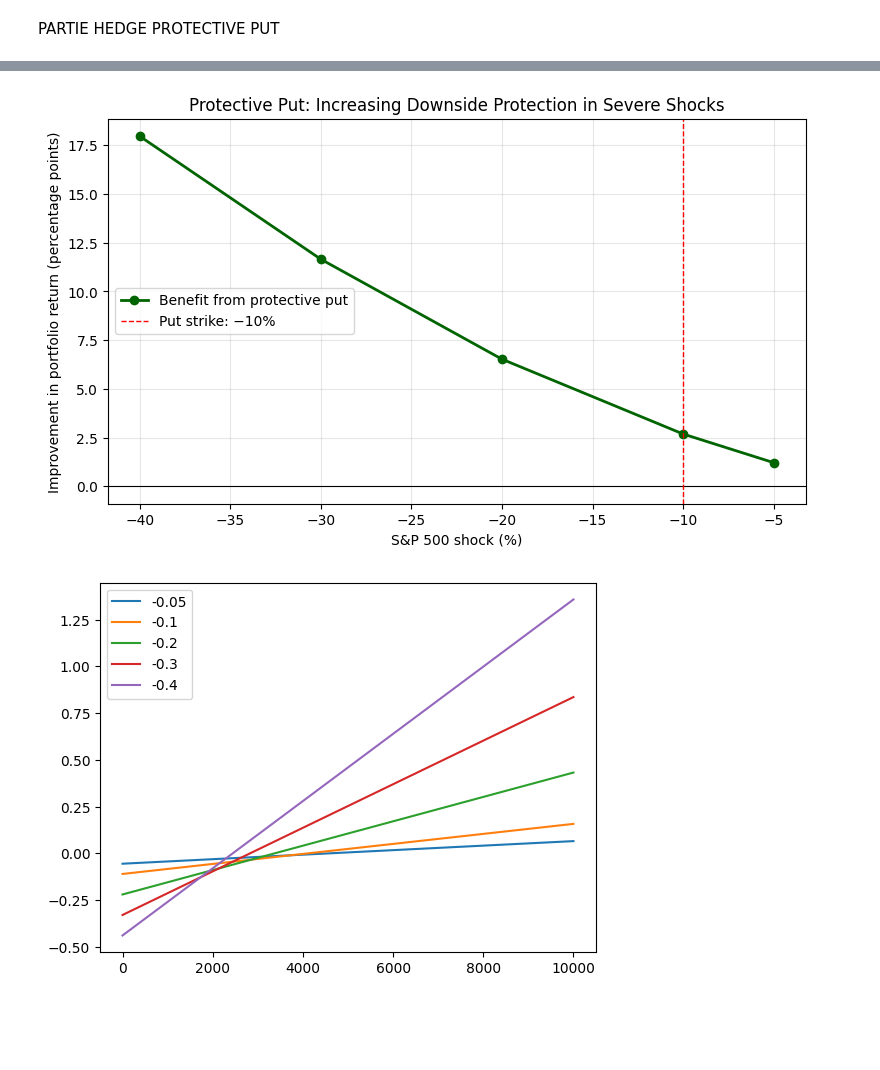
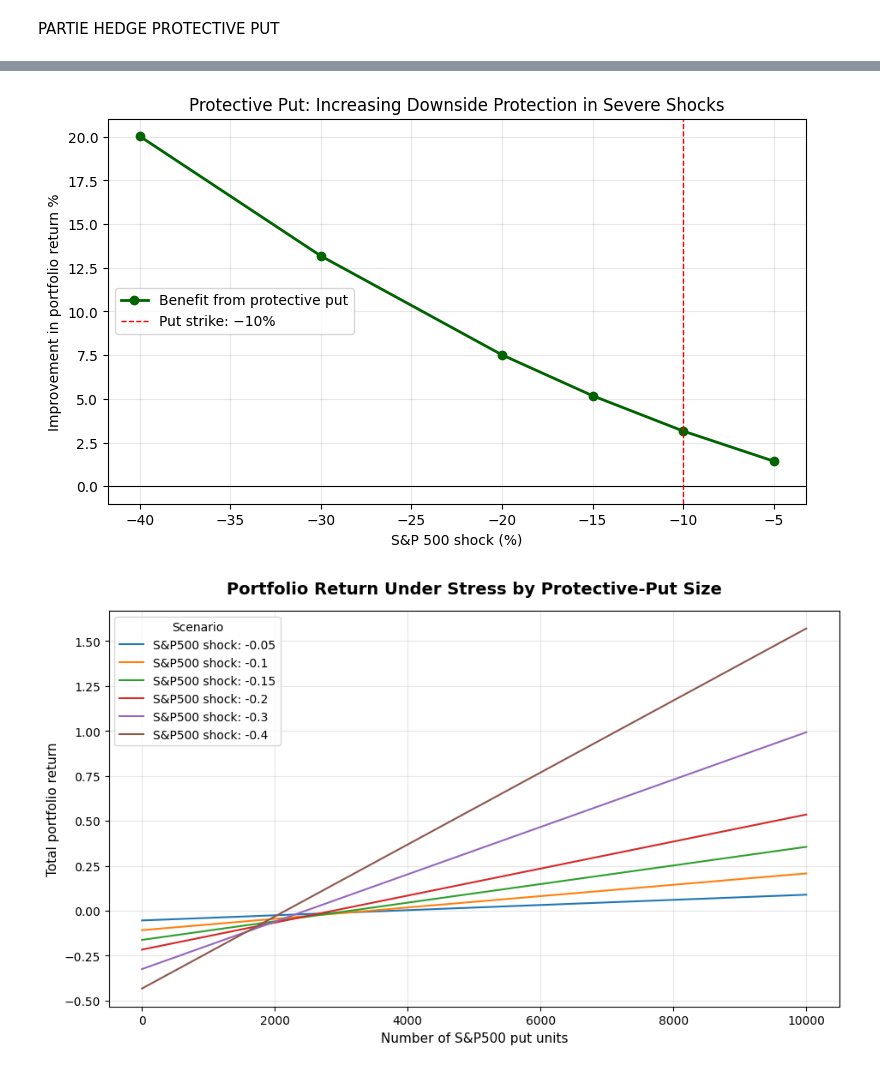
Before and after one commit to rakotoan/Crash-Metrics, a Jupyter notebook: Crash_Metrics.ipynb, the cells around one changed output, grey strips where cells are left out. Cells and saved outputs as stored; diff of their text form; code cells hidden in the pictures; blank space fills up the shorter version.

Commit message:
Editing portfolio return vs nb of protective put

```diff
--- a/Crash_Metrics.ipynb
+++ b/Crash_Metrics.ipynb
@@ -441,5 +421,5 @@ portfolio
 # %%
-portfolio = pd.merge(portfolio,weight,left_on="Asset",right_on = "Asset")
+portfolio = pd.merge(portfolio,weight,on="Asset")
 portfolio
 # %% [output]
 |  | Asset | crash_beta | Weight |
@@ -567,5 +547,5 @@ portfolio
 # %%
-Shock = [-0.05,-0.1,-0.2,-0.3,-0.4]
+Shock = [-0.05,-0.1,-0.15,-0.2,-0.3,-0.4]
 
 dico = {
     "S&P500 Shock":Shock,
@@ -854,0 +840,13 @@ plt.show()
+# %%
+# We calculate the new Portfolio P&L because of the new asset allocation: juste P&L with assets
+put_hedge["Portfolio P&L new allocation $"] = put_hedge["Portfolio P&L $"] * asset_scale
+put_hedge
+
+# We calculate the new Portfolio Return because of the new asset allocation
+#put_hedge["Portfolio Return"] = put_hedge["Portfolio Return"] * asset_scale
+
+put_hedge["Portfolio P&L hedged $"] = put_hedge["Portfolio P&L new allocation $"] + put_hedge["P&L Put $"]
+put_hedge
+
+put_hedge["Portfolio Return hedged"] = put_hedge["Portfolio P&L hedged $"] / Initial_capital
+put_hedge
@@ -862,7 +868,7 @@ plt.figure(figsize=(9, 5))
 
 plt.plot(
     put_hedge["S&P500 Shock"] * 100,
-    put_hedge["Hedge Benefit"] * 100,
+    (put_hedge["Portfolio Return hedged"]- put_hedge["Portfolio Return"]) * 100,
     marker="o",
     linewidth=2,
     color="darkgreen",
@@ -870,29 +876,61 @@ plt.plot(
 )
 
 plt.axhline(0, color="black", linewidth=0.8)
-plt.axvline(-10, color="red", linestyle="--", linewidth=1,
-            label="Put strike: −10%")
+plt.axvline(-10, color="red", linestyle="--", linewidth=1,label="Put strike: −10%")
 
 plt.xlabel("S&P 500 shock (%)")
-plt.ylabel("Improvement in portfolio return (percentage points)")
+plt.ylabel("Improvement in portfolio return %")
 plt.title("Protective Put: Increasing Downside Protection in Severe Shocks")
 plt.grid(alpha=0.3)
 plt.legend()
 plt.show()
 # %% [output]
-[figure, old version]
+[figure, new version]
 # %%
+# put_hedge["Portfolio P&L new allocation $"] = put_hedge["Portfolio P&L $"] * asset_scale
+# put_hedge
+
+# assets_capital = Initial_capital - hedge_cost
+# print(assets_capital)
+
+# # The new allocation follows this repartition
+# asset_scale = assets_capital / Initial_capital
+# print(asset_scale)
+
 X = np.linspace(0,10_000,1000)
+plt.figure(figsize=(11, 6))
+
 for _,row in put_hedge.iterrows():
     shock = row["S&P500 Shock"]
     Y = []
     for x in X:
-        PnL_put = x * (row["Put Price"] - P)
-        portfolio_PnL_hedged = row["Portfolio P&L $"] + PnL_put
-        portfolio_return_hedged = portfolio_PnL_hedged / Initial_capital
+        PnL_put = x * (row["Put Price $"] - P)
+        hedge_cost = x*P # prix des puts
+        assets_capital = Initial_capital - hedge_cost  # on change cash available pour asset
+        asset_scale = assets_capital / Initial_capital # pourcentage de cash pour actif
+
+        portfolio_PnL_new_allocation = row["Portfolio P&L $"]*asset_scale  # nouveau P&L du portefeuille sans put
+
+        portfolio_PnL_hedged = portfolio_PnL_new_allocation + PnL_put  # P&L du portefeuille avec Put
+        portfolio_return_hedged = portfolio_PnL_hedged / Initial_capital  # return portfolio
         Y.append(portfolio_return_hedged)
 
-    plt.plot(X,Y,label=shock)
-    plt.legend()
+    plt.plot(X,Y,label=f"S&P500 shock: {shock}")
+
+
+plt.legend(title="Scenario")
+
+plt.xlabel("Number of S&P500 put units", fontsize=11)
+plt.ylabel("Total portfolio return", fontsize=11)
+
+plt.title(
+    "Portfolio Return Under Stress by Protective-Put Size",
+    fontsize=14,
+    fontweight="bold",
+    pad=14
+)
+
+plt.grid(alpha=0.30)
+plt.show()
 # %% [output]
-[figure, old version]
+[figure, new version]
```
Also changed, not shown: parts of 52 cells of this notebook.
